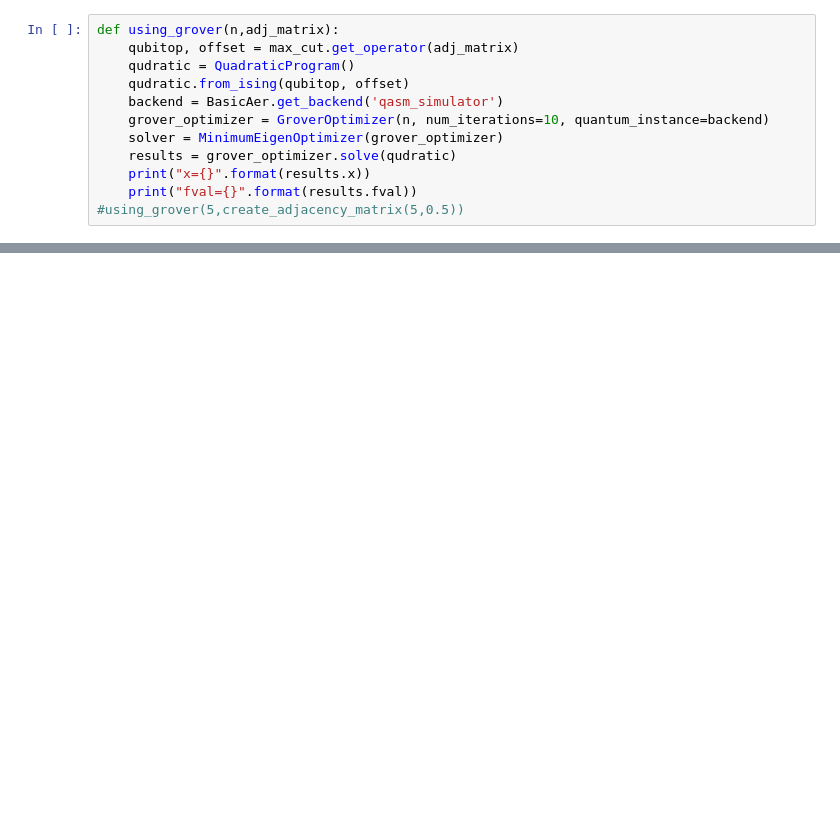
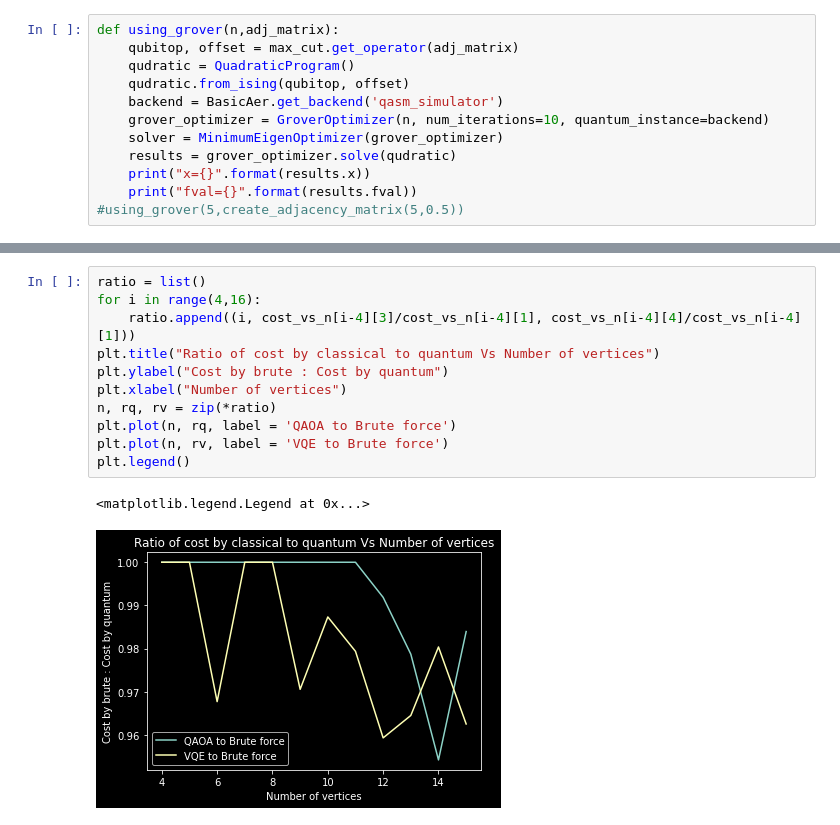
Before and after one commit to chit38/Benchmarking-Quantum-Algorithms-for-Combinatorial-Optimization-Problems, a Jupyter notebook: MaxCut_problem.ipynb, the cells around one changed output, grey strips where cells are left out. Saved outputs shown, nothing was run; the diff lists cells and outputs as text; blank space fills up the shorter version.

```diff
--- a/MaxCut_problem.ipynb
+++ b/MaxCut_problem.ipynb
@@ -189,0 +185,14 @@ plt.legend()
+# %%
+ratio = list()
+for i in range(4,16):
+    ratio.append((i, cost_vs_n[i-4][3]/cost_vs_n[i-4][1], cost_vs_n[i-4][4]/cost_vs_n[i-4][1]))
+plt.title("Ratio of cost by classical to quantum Vs Number of vertices")
+plt.ylabel("Cost by brute : Cost by quantum")
+plt.xlabel("Number of vertices")
+n, rq, rv = zip(*ratio)
+plt.plot(n, rq, label = 'QAOA to Brute force')
+plt.plot(n, rv, label = 'VQE to Brute force')
+plt.legend()
+# %% [output]
+<matplotlib.legend.Legend at 0x...>
+[figure, added]
```
Also changed, not shown: parts of 15 cells of this notebook.
